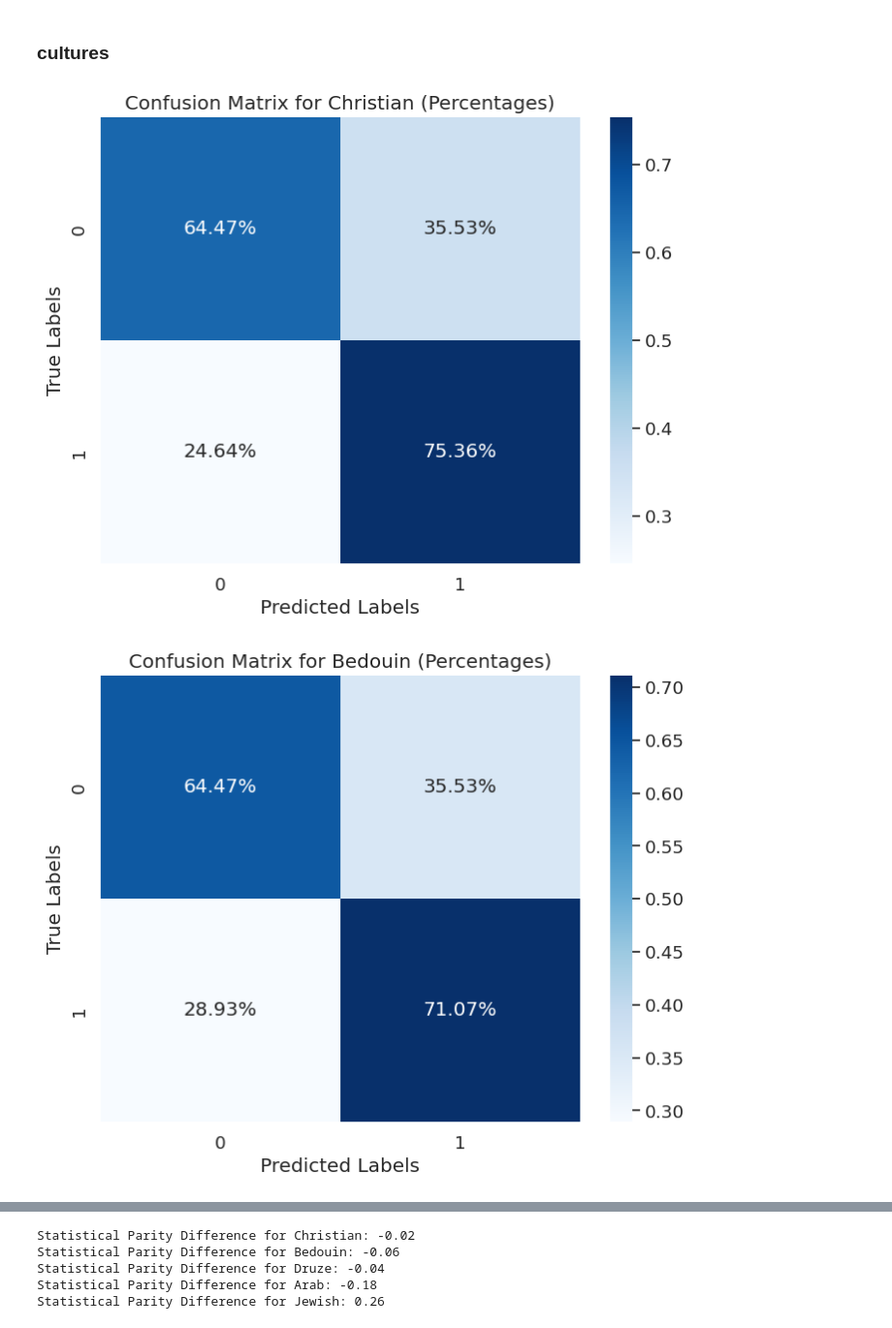
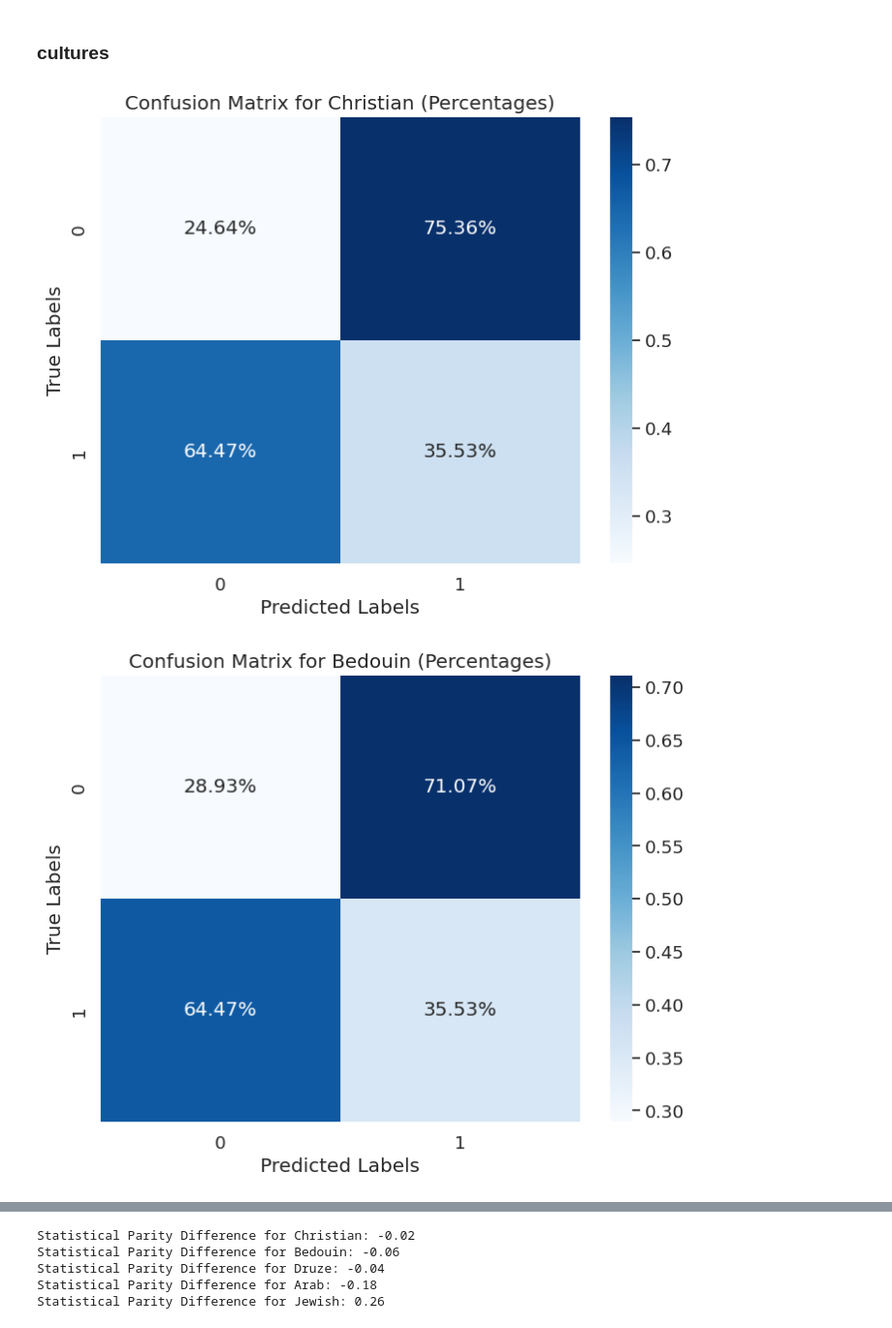
Before and after one commit to shelly-serafimovich/ML-Moral-Judgment-and-Liability-Project, a Jupyter notebook: ML_Moral_Judgment_and_Liability_Project.ipynb, the cells around one changed output, grey strips where cells are left out. Shown at 97% size. Saved outputs shown, nothing was run; the diff lists cells and outputs as text; code cells hidden in the pictures.

```diff
--- a/ML_Moral_Judgment_and_Liability_Project.ipynb
+++ b/ML_Moral_Judgment_and_Liability_Project.ipynb
@@ -546,10 +528,11 @@ df.to_csv(output_path, index=False)
 import pandas as pd
 import matplotlib.pyplot as plt
 import seaborn as sns
-from sklearn.metrics import confusion_matrix, ConfusionMatrixDisplay
+from sklearn.metrics import confusion_matrix, ConfusionMatrixDisplay, classification_report, precision_score, recall_score, f1_score
+import numpy as np
 
-
-df = pd.read_csv("compliance_test_set_tagged_model.csv")
+# Load the dataset
+df = pd.read_csv("abortion_sentences_tagged_model.csv")
 
 # Extract the true labels and predicted labels
 y_true = df["label"]
@@ -569,5 +552,23 @@ plt.xlabel("Predicted Labels")
 plt.ylabel("True Labels")
 plt.title("Confusion Matrix (Percentages)")
 plt.show()
+
+# Print the confusion matrix with counts
+ConfusionMatrixDisplay(confusion_matrix=cm, display_labels=["0", "1"]).plot()
+plt.title("Confusion Matrix (Counts)")
+plt.show()
+
+# Compute and display precision, recall, and F1-score
+precision = precision_score(y_true, y_pred)
+recall = recall_score(y_true, y_pred)
+f1 = f1_score(y_true, y_pred)
+
+print(f"Precision: {precision:.2f}")
+print(f"Recall: {recall:.2f}")
+print(f"F1 Score: {f1:.2f}")
+
+# Generate and print a detailed classification report
+report = classification_report(y_true, y_pred, target_names=["0", "1"])
+print("Classification Report:\n", report)
 # %% [output]
 [figure]
@@ -577,33 +591,33 @@ plt.show()
 # Define a function to plot confusion matrix for a given culture
 def plot_confusion_matrix_for_culture(df, culture):
     # Filter the DataFrame for the specific culture
     df_culture = df[df["culture"] == culture]
 
     # Extract the true labels and predicted labels
-    y_true = abs(df_culture["label"] - 1)
+    y_true = df_culture["label"]
     y_pred = df_culture["predicted_label"]
 
     # Compute the confusion matrix
     cm = confusion_matrix(y_true, y_pred)
 
     # Normalize the confusion matrix by dividing by the total number of instances
     cm_normalized = cm.astype('float') / cm.sum(axis=1)[:, np.newaxis]
 
     # Plot the normalized confusion matrix
     plt.figure(figsize=(8, 6))
     sns.set(font_scale=1.2)
     sns.heatmap(cm_normalized, annot=True, fmt=".2%", cmap="Blues", xticklabels=["0", "1"], yticklabels=["0", "1"])
     plt.xlabel("Predicted Labels")
     plt.ylabel("True Labels")
     plt.title(f"Confusion Matrix for {culture} (Percentages)")
     plt.show()
 
 # Get the unique cultures
 cultures = df["culture"].unique()
 
 # Plot confusion matrix for each culture
 for culture in cultures:
     plot_confusion_matrix_for_culture(df, culture)
 # %% [output]
-[figure, old version]
+[figure, new version]
-[figure, old version]
+[figure, new version]
```
Also changed, not shown: parts of 7 cells of this notebook.
